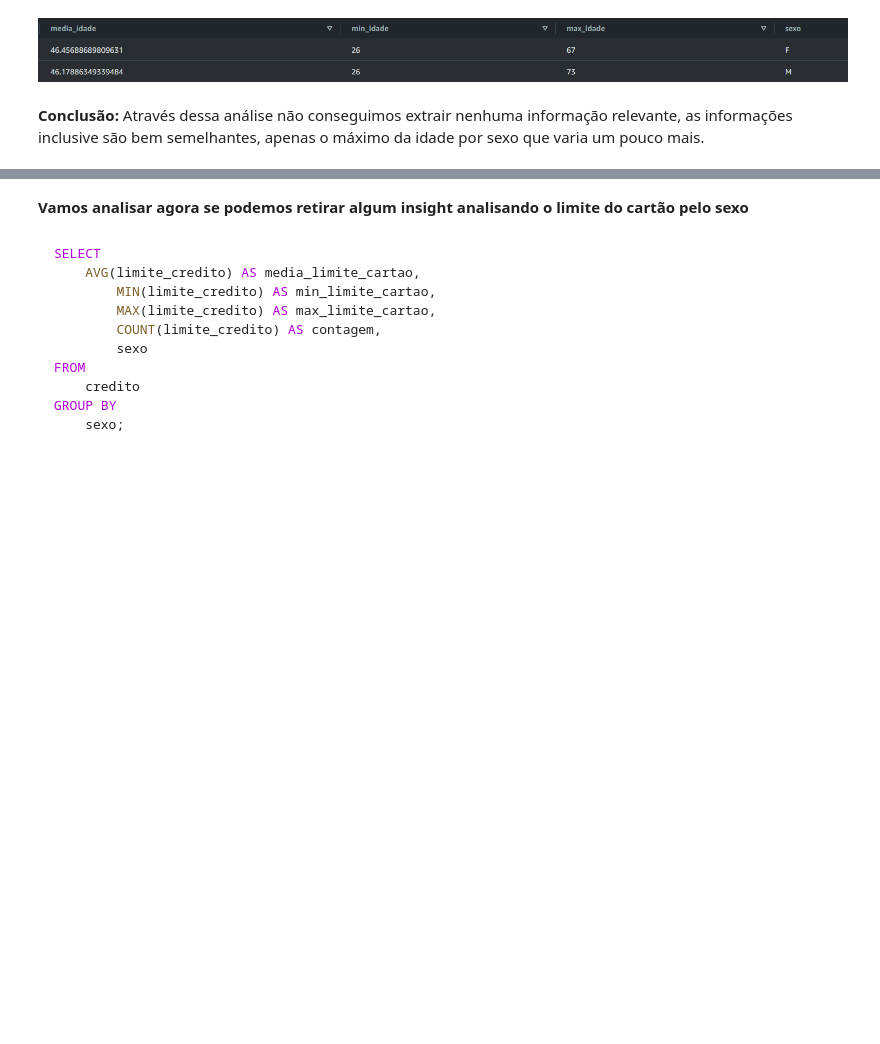
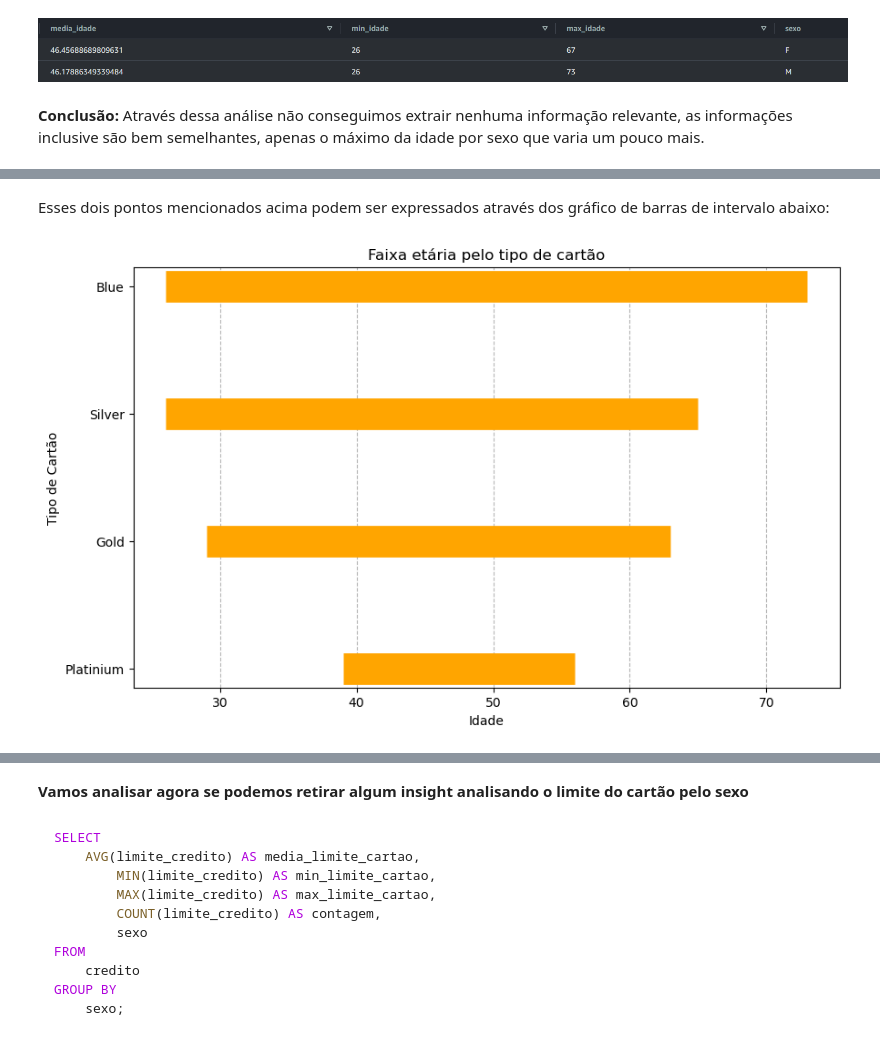
Before and after one commit to DevBrunoP/Projeto-Credit-SQL, a Jupyter notebook: Projeto SQL - Módulo 36.ipynb, the cells around one changed output, grey strips where cells are left out. Cells and saved outputs as stored; diff of their text form; code cells hidden in the pictures; blank space fills up the shorter version.

```diff
--- a/Projeto SQL - Módulo 36.ipynb
+++ b/Projeto SQL - Módulo 36.ipynb
@@ -295,0 +416,17 @@ GROUP BY
+# %% [markdown]
+Esses dois pontos mencionados acima podem ser expressados através dos gráfico de barras de intervalo abaixo:
+# %%
+dict_faixa_etaria = {
+    'tipo_cartao': ['Platinium', 'Gold', 'Silver', 'Blue'],
+    'limite_minimo': [39, 29, 26, 26],
+    'limite_maximo': [56, 63, 65, 73]
+}
+
+
+builder_intervalBar(dict=dict_faixa_etaria,
+                    title='Faixa etária pelo tipo de cartão',
+                    xlabel='Idade',
+                    ylabel='Tipo de Cartão',
+                    color='orange')
+# %% [output]
+[figure, added]
```
Also changed, not shown: parts of 44 cells of this notebook.
